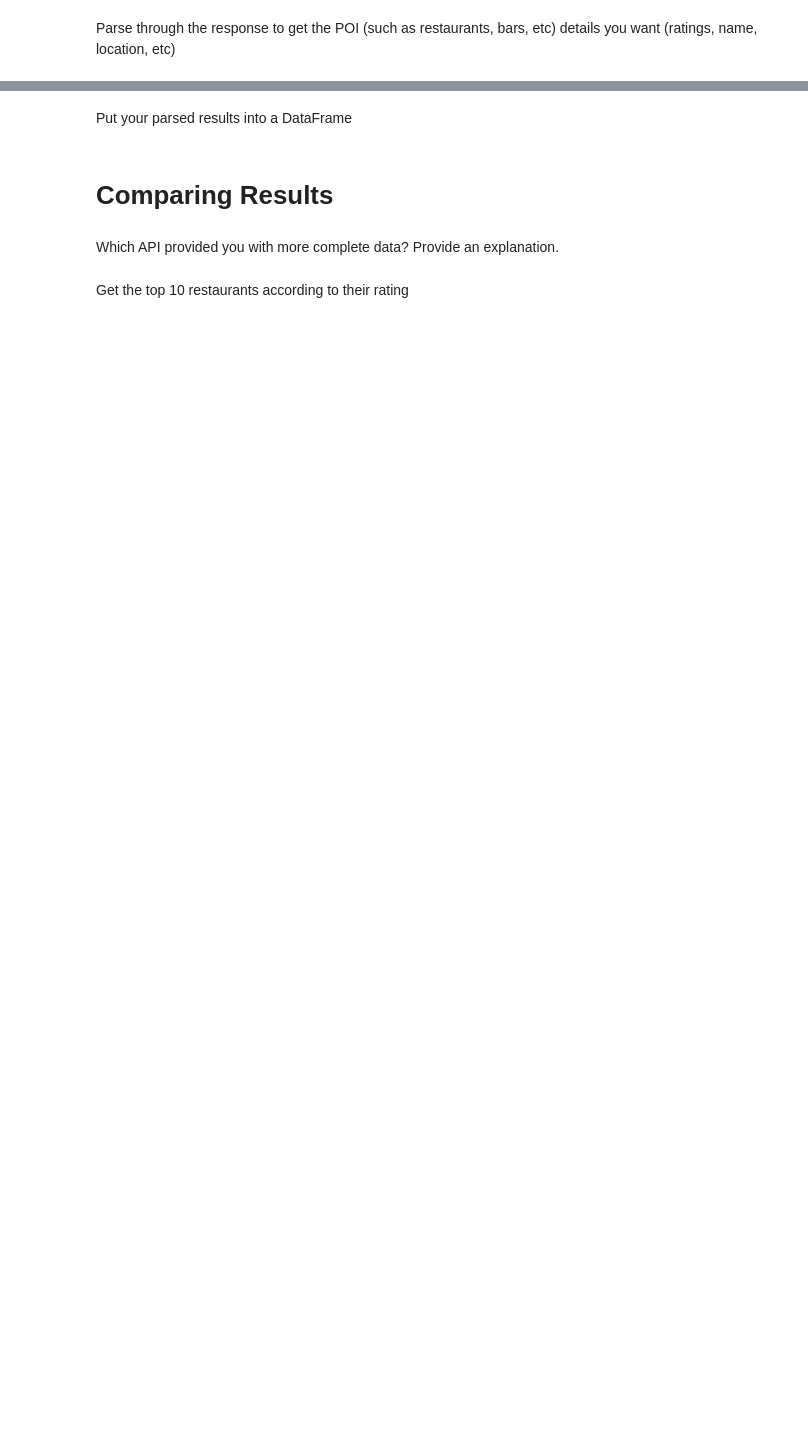
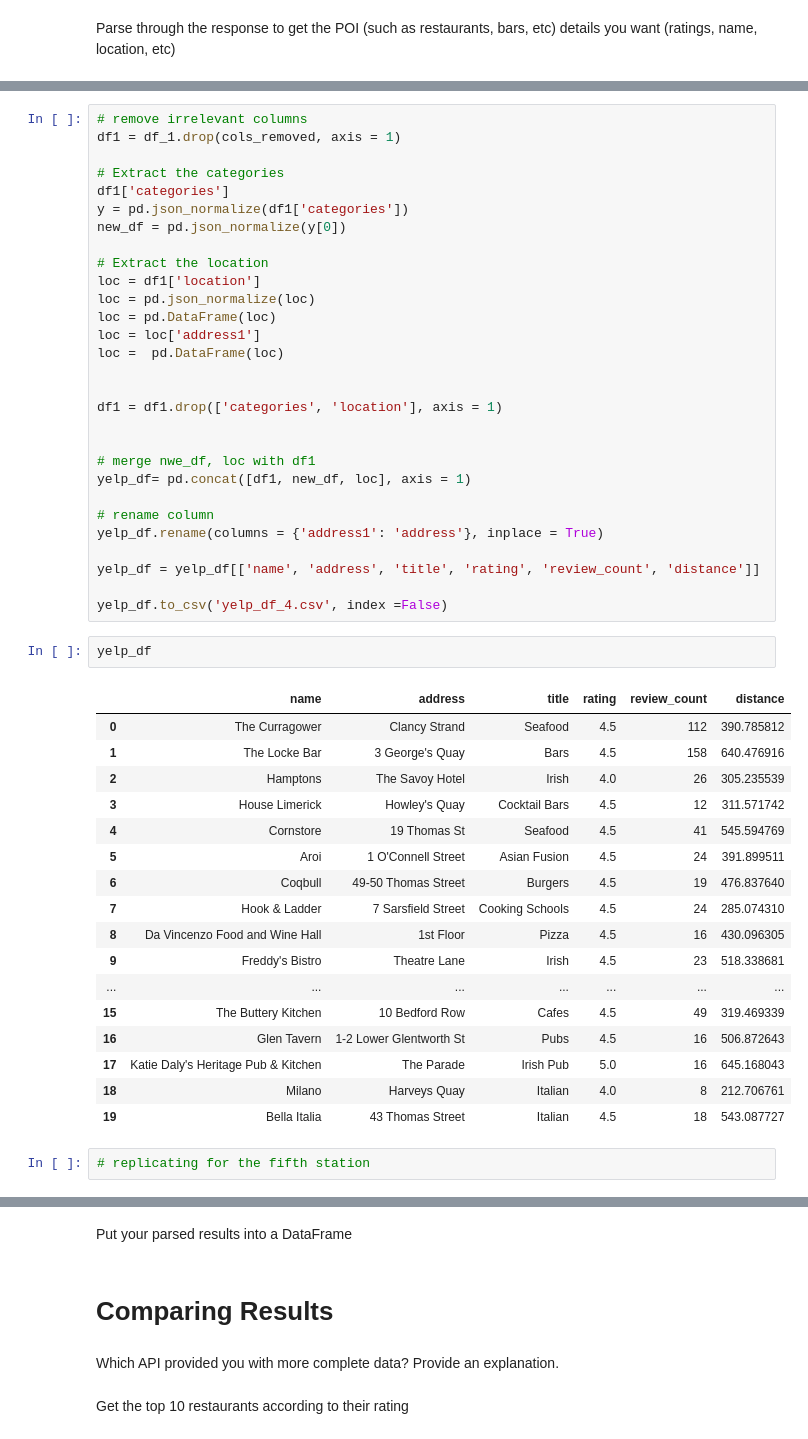
Before and after one commit to jenniferzhao2023/Mid_Term_Project, a Jupyter notebook: Project-Python_Statistics/notebooks/yelp_foursquare_EDA.ipynb, the cells around one changed output, grey strips where cells are left out. Saved outputs shown, nothing was run; the diff lists cells and outputs as text; blank space fills up the shorter version.

```diff
--- a/Project-Python_Statistics/notebooks/yelp_foursquare_EDA.ipynb
+++ b/Project-Python_Statistics/notebooks/yelp_foursquare_EDA.ipynb
@@ -16,0 +690,51 @@ Parse through the response to get the POI (such as restaurants, bars, etc) detai
+# %%
+# remove irrelevant columns
+df1 = df_1.drop(cols_removed, axis = 1)
+
+# Extract the categories
+df1['categories']
+y = pd.json_normalize(df1['categories'])
+new_df = pd.json_normalize(y[0])
+
+# Extract the location
+loc = df1['location']
+loc = pd.json_normalize(loc)
+loc = pd.DataFrame(loc)
+loc = loc['address1']
+loc =  pd.DataFrame(loc)
+
+
+df1 = df1.drop(['categories', 'location'], axis = 1)
+
+
+# merge nwe_df, loc with df1
+yelp_df= pd.concat([df1, new_df, loc], axis = 1)
+
+# rename column
+yelp_df.rename(columns = {'address1': 'address'}, inplace = True)
+
+yelp_df = yelp_df[['name', 'address', 'title', 'rating', 'review_count', 'distance']]
+
+yelp_df.to_csv('yelp_df_4.csv', index =False)
+# %%
+yelp_df
+# %% [output]
+|  | name | address | title | rating | review_count | distance |
+| 0 | The Curragower | Clancy Strand | Seafood | 4.5 | 112 | 390.785812 |
+| 1 | The Locke Bar | 3 George's Quay | Bars | 4.5 | 158 | 640.476916 |
+| 2 | Hamptons | The Savoy Hotel | Irish | 4.0 | 26 | 305.235539 |
+| 3 | House Limerick | Howley's Quay | Cocktail Bars | 4.5 | 12 | 311.571742 |
+| 4 | Cornstore | 19 Thomas St | Seafood | 4.5 | 41 | 545.594769 |
+| 5 | Aroi | 1 O'Connell Street | Asian Fusion | 4.5 | 24 | 391.899511 |
+| 6 | Coqbull | 49-50 Thomas Street | Burgers | 4.5 | 19 | 476.837640 |
+| 7 | Hook & Ladder | 7 Sarsfield Street | Cooking Schools | 4.5 | 24 | 285.074310 |
+| 8 | Da Vincenzo Food and Wine Hall | 1st Floor | Pizza | 4.5 | 16 | 430.096305 |
+| 9 | Freddy's Bistro | Theatre Lane | Irish | 4.5 | 23 | 518.338681 |
+| ... | ... | ... | ... | ... | ... | ... |
+| 15 | The Buttery Kitchen | 10 Bedford Row | Cafes | 4.5 | 49 | 319.469339 |
+| 16 | Glen Tavern | 1-2 Lower Glentworth St | Pubs | 4.5 | 16 | 506.872643 |
+| 17 | Katie Daly's Heritage Pub & Kitchen | The Parade | Irish Pub | 5.0 | 16 | 645.168043 |
+| 18 | Milano | Harveys Quay | Italian | 4.0 | 8 | 212.706761 |
+| 19 | Bella Italia | 43 Thomas Street | Italian | 4.5 | 18 | 543.087727 |
+# %%
+# replicating for the fifth station
```
Also changed, not shown: parts of 69 cells of this notebook, 16 other files.
